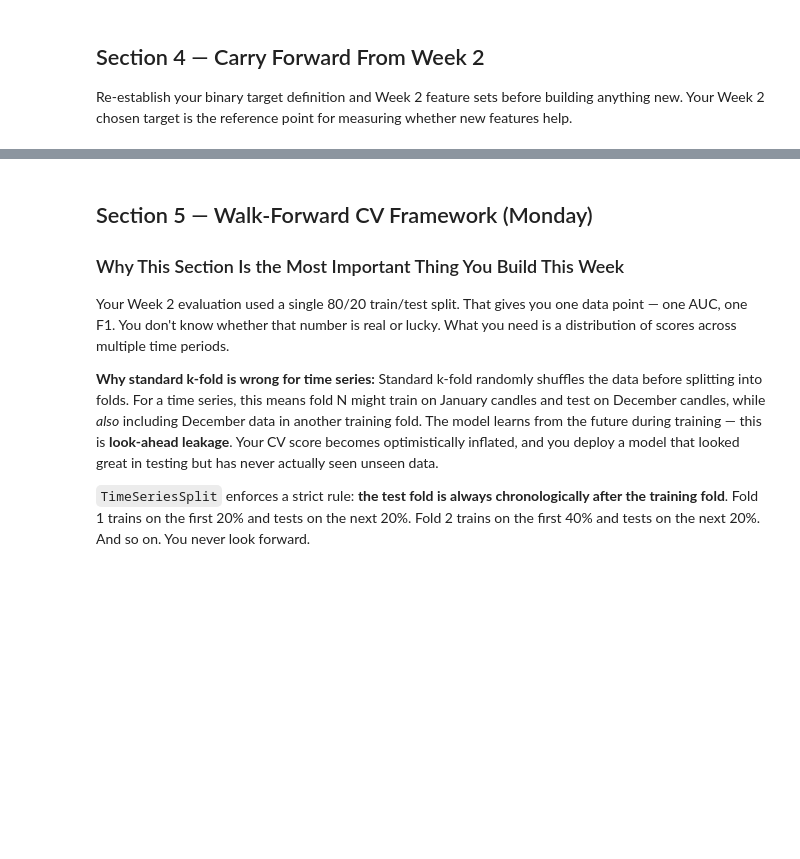
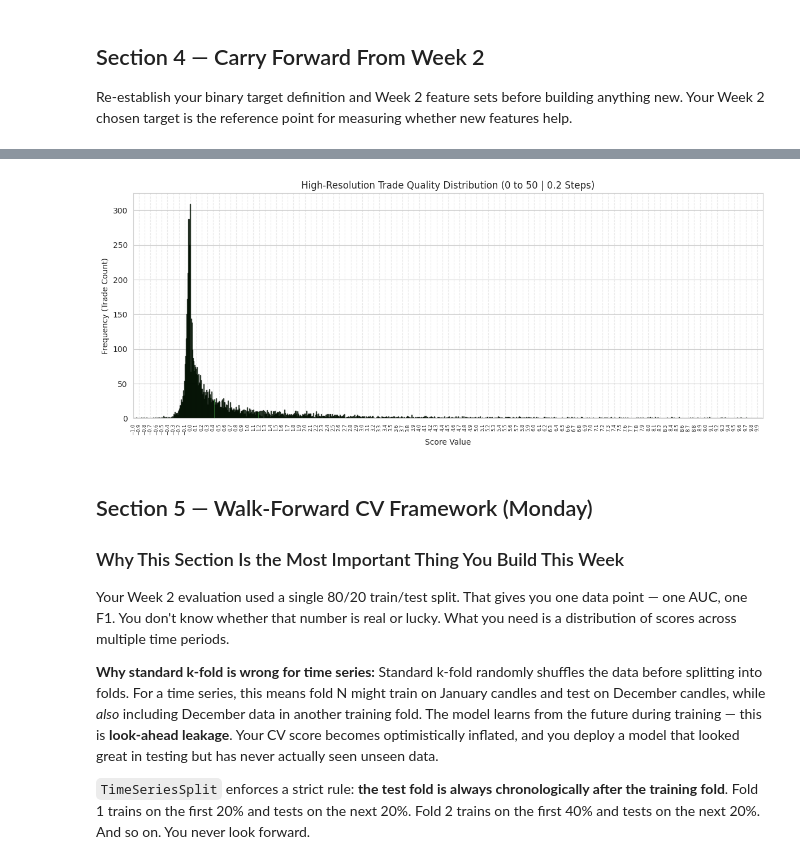
Before and after one commit to Jeshurun-B/EMA-optimizer-pipeline-v2, a Jupyter notebook: coolab_notebooks/week3_feature_engineering.ipynb, the cells around one changed output, grey strips where cells are left out. Cells and saved outputs as stored; diff of their text form; code cells hidden in the pictures; blank space fills up the shorter version.

```diff
--- a/coolab_notebooks/week3_feature_engineering.ipynb
+++ b/coolab_notebooks/week3_feature_engineering.ipynb
@@ -285,3 +350,32 @@ print(f'FEATURES_SHORT_MI: {len(FEATURES_SHORT_MI)} features')
+# %%
+# 2. Filter data up to 25 based on your 99.9th percentile (21.66) to capture almost everything
+#    while cutting out the rare max outlier (61.55) that would squash the chart.
+plot_data = df['target_b'][(df['target_b'] >= -1) & (df['target_b'] <= 10)]
+
+# 3. Match your bin width exactly to your tick intervals (0.2 steps)
+#    We go up to 25.2 to ensure the final bin captures the edge values safely
+bins_alignment = np.arange(-1, 10, 0.01)
+plt.hist(plot_data, bins=bins_alignment, alpha=0.7, color='g', edgecolor='black')
+
+# 4. Set the physical display limits of the X-axis right to 50
+plt.xlim(-1, 10)
+
+# 5. Generate matching tick positions from 0 to 50 stepping by 0.2
+tick_positions = np.arange(-1, 10, 0.1)
+
+# 6. Apply ticks with clean 90-degree rotation and a tiny font size for high-density readability
+plt.xticks(tick_positions, rotation=90, fontsize=6)
+
+plt.title('High-Resolution Trade Quality Distribution (0 to 50 | 0.2 Steps)')
+plt.xlabel('Score Value')
+plt.ylabel('Frequency (Trade Count)')
+
+# Vertical grid lines help you look at a specific score bar and trace it down to its decimal value
+plt.grid(axis='x', linestyle='--', alpha=0.4)
+plt.tight_layout()
+plt.show()
+# %% [output]
+[figure, added]
 # %% [markdown]
 ## Section 5 — Walk-Forward CV Framework (Monday)
 
```
Also changed, not shown: parts of 26 cells of this notebook.
